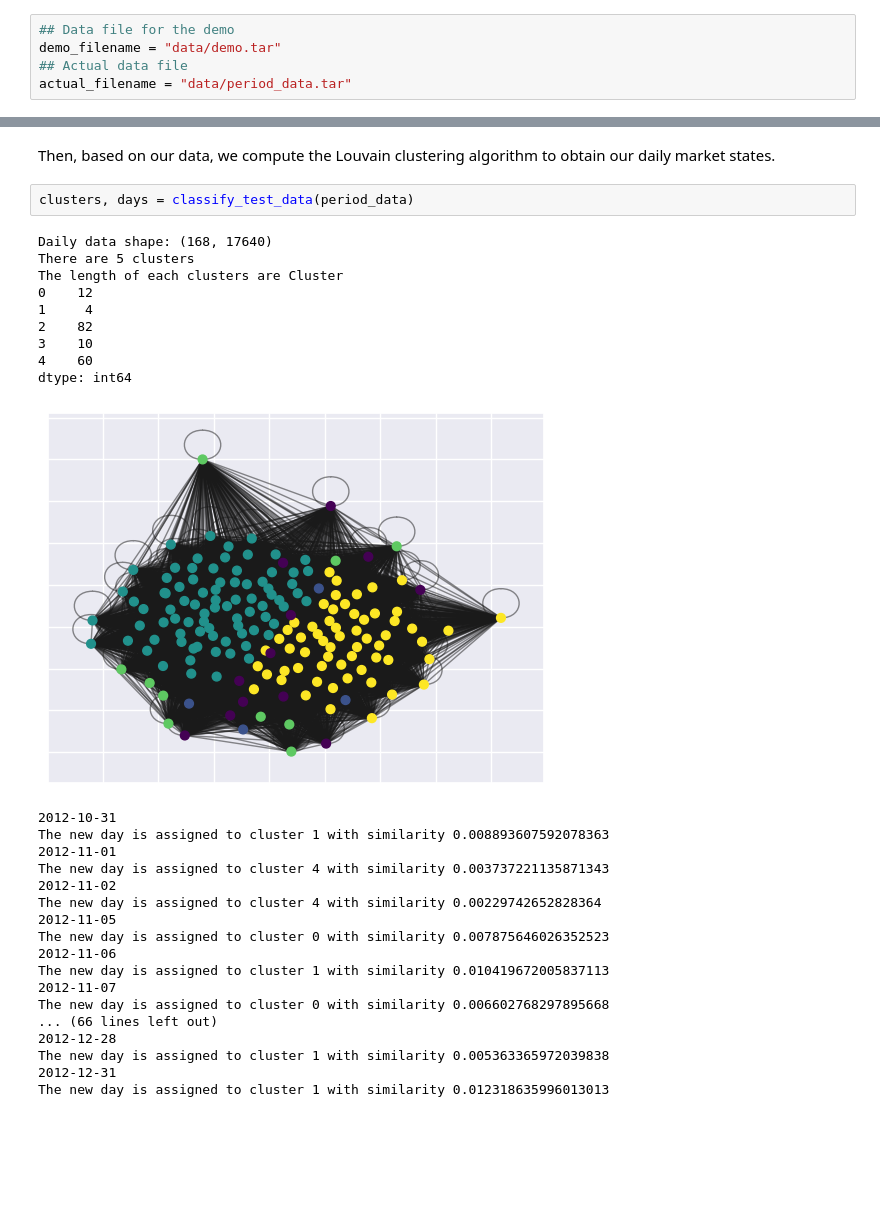
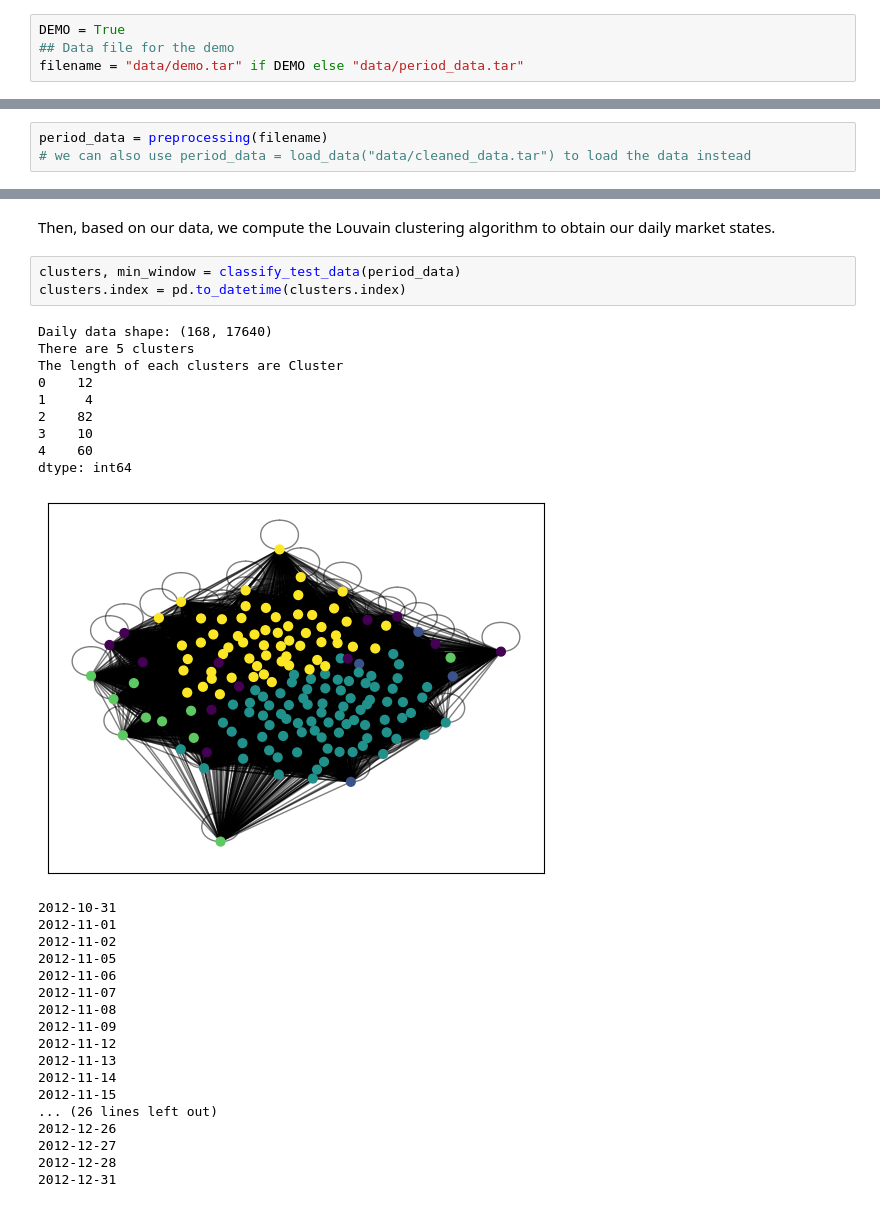
Before and after one commit to PH-14/FBD_2024_GroupE, a Jupyter notebook: main.ipynb, the cells around one changed output, grey strips where cells are left out. Saved outputs shown, nothing was run; the diff lists cells and outputs as text; blank space fills up the shorter version.

```diff
--- a/main.ipynb
+++ b/main.ipynb
@@ -3,9 +3,8 @@ from data_preprocessing import *
 from clustering import *
 from strategy import *
 # %%
+DEMO = True
 ## Data file for the demo
-demo_filename = "data/demo.tar"
-## Actual data file
-actual_filename = "data/period_data.tar"
+filename = "data/demo.tar" if DEMO else "data/period_data.tar"
 # %% [markdown]
 First, we explore the provided data; how many minutes of data are we missing for the period ? We chose to remove stocks that had more than 25% of data missing for the period.
@@ -18,0 +11,3 @@ The missing minutes values were now filled.
+# %%
+period_data = preprocessing(filename)
+# we can also use period_data = load_data("data/cleaned_data.tar") to load the data instead
@@ -19,32 +28,33 @@ The missing minutes values were now filled.
 # %% [markdown]
 Then, based on our data, we compute the Louvain clustering algorithm to obtain our daily market states.
-# %%
-clusters, days = classify_test_data(period_data)
-# %% [output]
-Daily data shape: (168, 17640)
-There are 5 clusters
-The length of each clusters are Cluster
-0    12
-1     4
-2    82
-3    10
-4    60
-dtype: int64
-[figure, removed]
-2012-10-31
-The new day is assigned to cluster 1 with similarity 0.008893607592078363
-2012-11-01
-The new day is assigned to cluster 4 with similarity 0.003737221135871343
-2012-11-02
-The new day is assigned to cluster 4 with similarity 0.00229742652828364
-2012-11-05
-The new day is assigned to cluster 0 with similarity 0.007875646026352523
-2012-11-06
-The new day is assigned to cluster 1 with similarity 0.010419672005837113
-2012-11-07
-The new day is assigned to cluster 0 with similarity 0.006602768297895668
-... (66 lines left out)
-2012-12-28
-The new day is assigned to cluster 1 with similarity 0.005363365972039838
-2012-12-31
-The new day is assigned to cluster 1 with similarity 0.012318635996013013
+# %%
+clusters, min_window = classify_test_data(period_data)
+clusters.index = pd.to_datetime(clusters.index)
+# %% [output]
+Daily data shape: (168, 17640)
+There are 5 clusters
+The length of each clusters are Cluster
+0    12
+1     4
+2    82
+3    10
+4    60
+dtype: int64
+[figure, added]
+2012-10-31
+2012-11-01
+2012-11-02
+2012-11-05
+2012-11-06
+2012-11-07
+2012-11-08
+2012-11-09
+2012-11-12
+2012-11-13
+2012-11-14
+2012-11-15
+... (26 lines left out)
+2012-12-26
+2012-12-27
+2012-12-28
+2012-12-31
```
Also changed, not shown: parts of 8 cells of this notebook, 3 other files.
